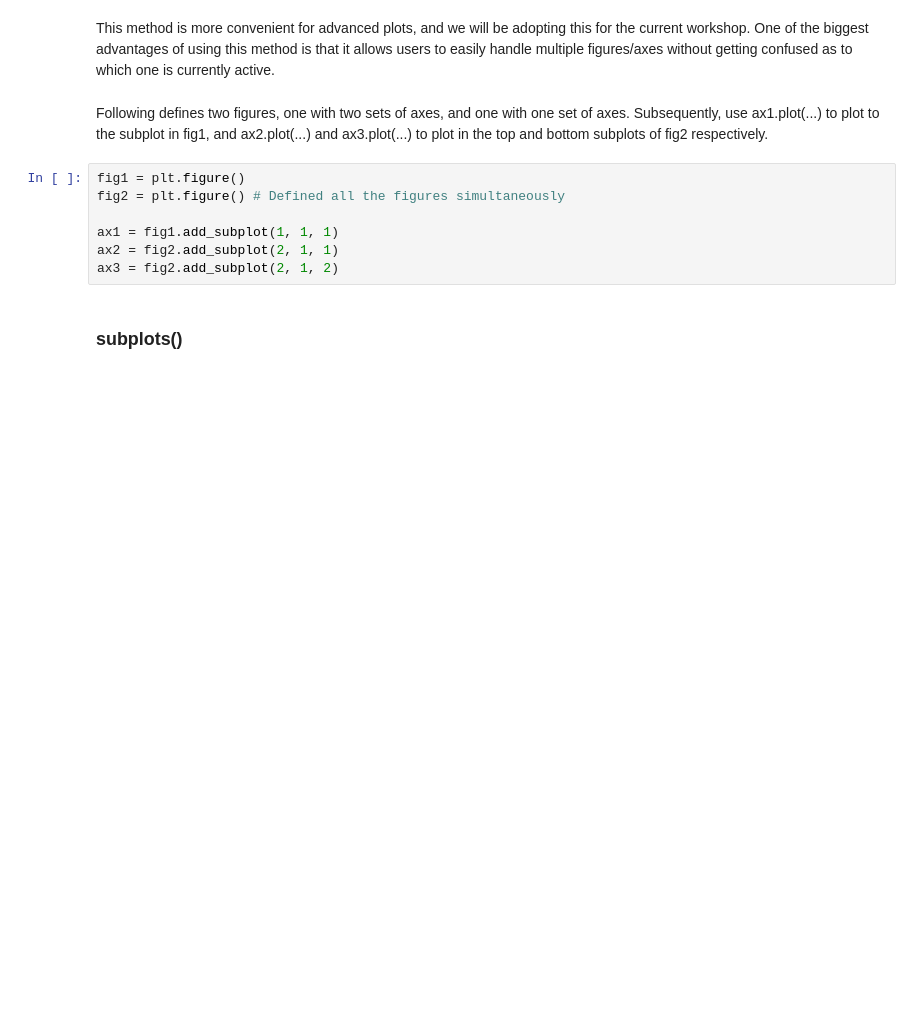
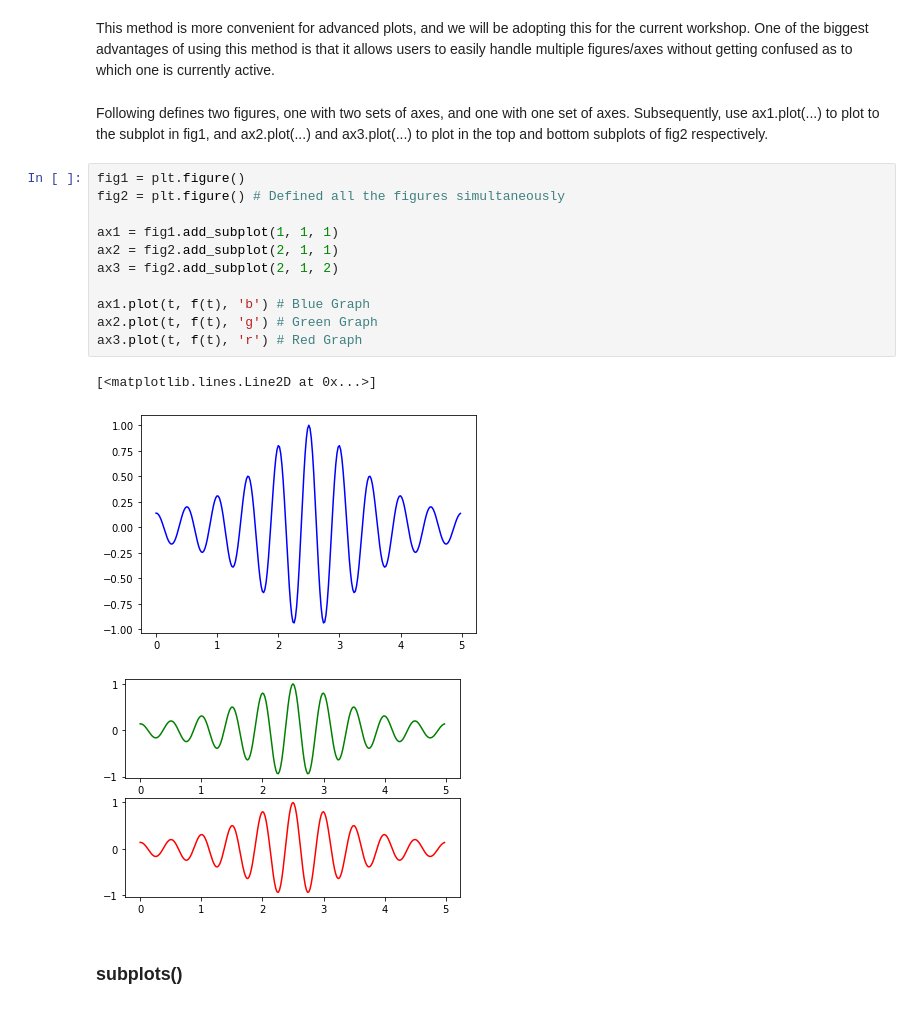
Before and after one commit to krittikaiitb/tutorials, a Jupyter notebook: Matplotlib 2/1.ipynb, the cells around one changed output. Cells and saved outputs as stored; diff of their text form; blank space fills up the shorter version.

```diff
--- a/Matplotlib 2/1.ipynb
+++ b/Matplotlib 2/1.ipynb
@@ -86,10 +101,18 @@ Subsequently, use ax1.plot(...) to plot to the subplot in fig1, and ax2.plot(...
 # %%
 fig1 = plt.figure()
 fig2 = plt.figure() # Defined all the figures simultaneously
 
 ax1 = fig1.add_subplot(1, 1, 1)
 ax2 = fig2.add_subplot(2, 1, 1)
 ax3 = fig2.add_subplot(2, 1, 2)
+
+ax1.plot(t, f(t), 'b') # Blue Graph
+ax2.plot(t, f(t), 'g') # Green Graph
+ax3.plot(t, f(t), 'r') # Red Graph
+# %% [output]
+[<matplotlib.lines.Line2D at 0x...>]
+[figure, added]
+[figure, added]
 # %% [markdown]
 ### subplots()
 # %% [markdown]
```
Also changed, not shown: parts of 18 cells of this notebook, 2 other files.
